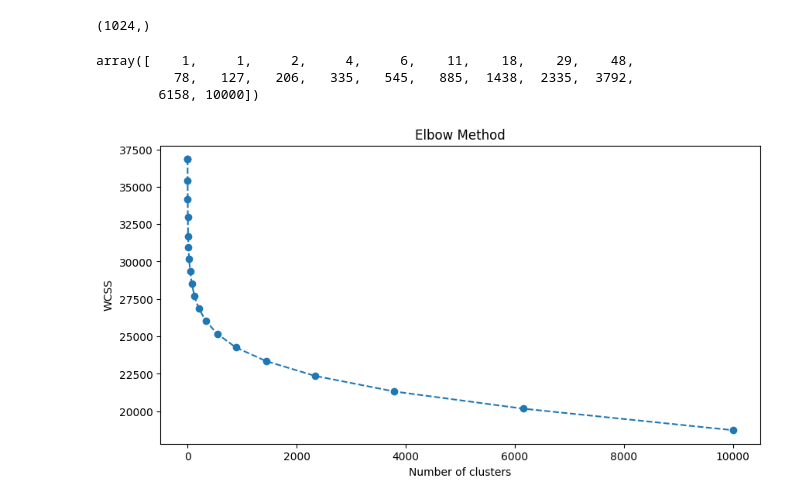
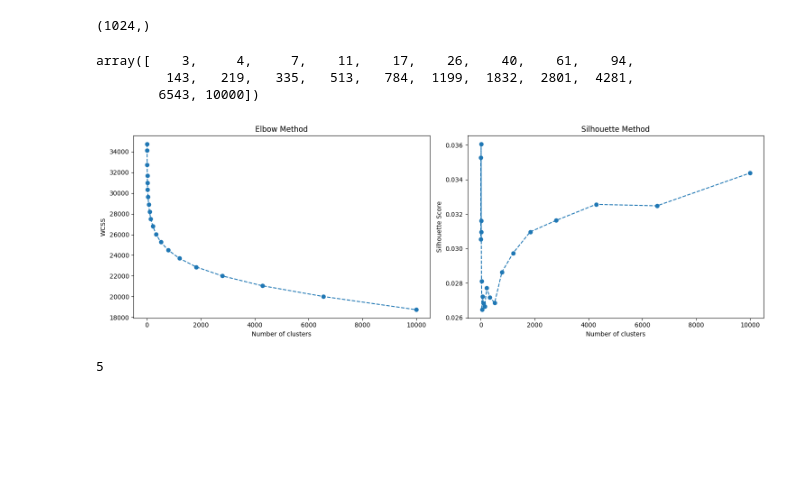
Before and after one commit to viktorcikojevic/kaggle-llm, a Jupyter notebook: notebooks/wiki_sci_embeddings_supergroups.ipynb, the cells around one changed output. Drawn from its saved outputs; the diff is of its cells as text; code cells hidden in the pictures; blank space fills up the shorter version.

Commit message:
added Silhouette score analysis

```diff
--- a/notebooks/wiki_sci_embeddings_supergroups.ipynb
+++ b/notebooks/wiki_sci_embeddings_supergroups.ipynb
@@ -31,16 +31,17 @@ df.iloc[0]['embd'].shape
 # %%
 import numpy as np
 
-ranges = np.logspace(0, 4, 20).astype(int)
+ranges = np.logspace(0.5, 4, 20).astype(int)
 ranges
 # %% [output]
-array([    1,     1,     2,     4,     6,    11,    18,    29,    48,
-          78,   127,   206,   335,   545,   885,  1438,  2335,  3792,
-        6158, 10000])
+array([    3,     4,     7,    11,    17,    26,    40,    61,    94,
+         143,   219,   335,   513,   784,  1199,  1832,  2801,  4281,
+        6543, 10000])
 # %%
 import pandas as pd
 import numpy as np
 from sklearn.cluster import KMeans
+from sklearn.metrics import silhouette_score
 import matplotlib.pyplot as plt
 from tqdm import tqdm
 
@@ -49,16 +50,37 @@ X = np.stack(df['embd'].values)
 
 # Using the elbow method to find the optimal number of clusters
 wcss = []
+silhouette_scores = []
+
 for i in tqdm(ranges, total=len(ranges)):  # Checking for up to 10 clusters as an example
     kmeans = KMeans(n_clusters=i, init='k-means++', n_init='auto', random_state=42)
     kmeans.fit(X)
+    labels = kmeans.labels_
     wcss.append(kmeans.inertia_)
-
-plt.figure(figsize=(10,5))
-plt.plot(ranges, wcss, marker='o', linestyle='--')
-plt.title('Elbow Method')
-plt.xlabel('Number of clusters')
-plt.ylabel('WCSS')
-plt.show()
+    silhouette_scores.append(silhouette_score(X, labels))
-# %% [output]
-[figure, removed]
+# %%
+plt.figure(figsize=(15,5))
+
+# Plotting WCSS for Elbow Method
+plt.subplot(1, 2, 1)
+plt.plot(ranges, wcss, marker='o', linestyle='--')
+plt.title('Elbow Method')
+plt.xlabel('Number of clusters')
+plt.ylabel('WCSS')
+
+# Plotting Silhouette Scores
+plt.subplot(1, 2, 2)
+plt.plot(ranges, silhouette_scores, marker='o', linestyle='--')
+plt.title('Silhouette Method')
+plt.xlabel('Number of clusters')
+plt.ylabel('Silhouette Score')
+plt.tight_layout()
+plt.show()
+# %% [output]
+[figure, added]
+# %%
+# Choose optimal number of clusters based on silhouette score
+optimal_clusters_silhouette = 2 + silhouette_scores.index(max(silhouette_scores))
+optimal_clusters_silhouette
+# %% [output]
+5
```
Also changed, not shown: parts of 2 cells of this notebook.
